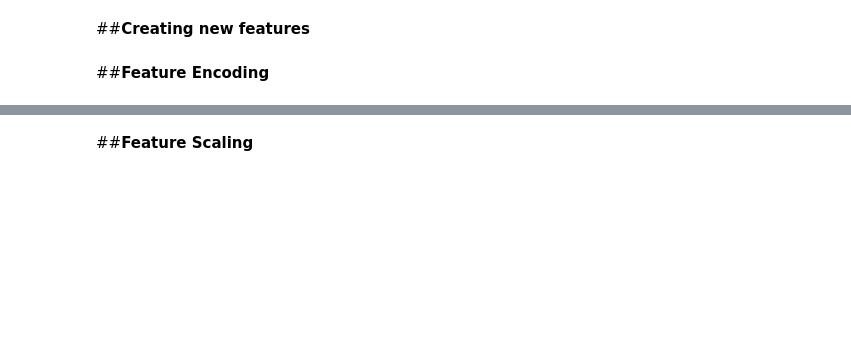
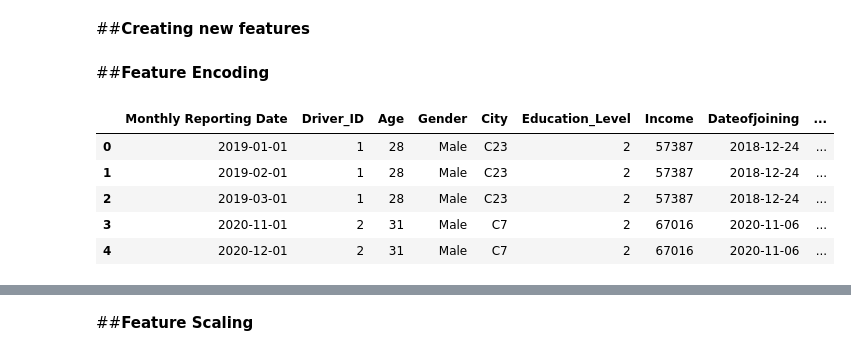
Before and after one commit to akshaykumar2972/POC2025, a Jupyter notebook: POC_Ola.ipynb, the cells around one changed output, grey strips where cells are left out. Saved outputs shown, nothing was run; the diff lists cells and outputs as text; code cells hidden in the pictures; blank space fills up the shorter version.

```diff
--- a/POC_Ola.ipynb
+++ b/POC_Ola.ipynb
@@ -191,6 +235,27 @@ df1 = df_original.copy()
+# %%
+def tag_engagement(days):
+    if days < 90:
+        return 'Short-Term'
+    elif days < 365:
+        return 'Mid-Term'
+    else:
+        return 'Long-Term'
+
+df1['Engagement_Type'] = df1['Days_Active'].apply(tag_engagement)
 # %%
-df1['IsDriverResigned'] = df1['LastWorkingDate'].apply(lambda x: 1 if pd.isnull(x) else 0)
+df1['IsNewDriver'] = df1['Days_Active'].apply(lambda x: 1 if x < 90 else 0)
 # %%
-df1['Tenure'] = (pd.to_datetime('today') - pd.to_datetime(df1['Dateofjoining'])).dt.days // 365
+df1['Days_Since_Resignation'] = (pd.to_datetime('today') - pd.to_datetime(df1['LastWorkingDate'])).dt.days.fillna(0).astype(int)
 # %% [markdown]
 ##**Feature Encoding**
+# %%
+dfe = df1.copy()
+# %%
+dfe.iloc[:5,:15]
+# %% [output]
+|  | Monthly Reporting Date | Driver_ID | Age | Gender | City | Education_Level | Income | Dateofjoining | ... |
+| 0 | 2019-01-01 | 1 | 28 | Male | C23 | 2 | 57387 | 2018-12-24 | ... |
+| 1 | 2019-02-01 | 1 | 28 | Male | C23 | 2 | 57387 | 2018-12-24 | ... |
+| 2 | 2019-03-01 | 1 | 28 | Male | C23 | 2 | 57387 | 2018-12-24 | ... |
+| 3 | 2020-11-01 | 2 | 31 | Male | C7 | 2 | 67016 | 2020-11-06 | ... |
+| 4 | 2020-12-01 | 2 | 31 | Male | C7 | 2 | 67016 | 2020-11-06 | ... |
```
Also changed, not shown: parts of 51 cells of this notebook.
